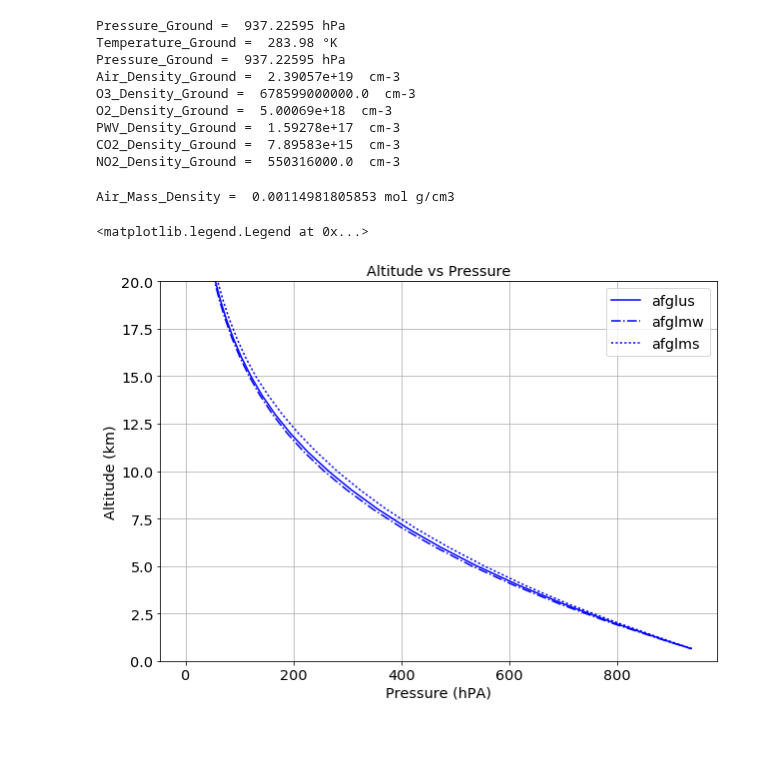
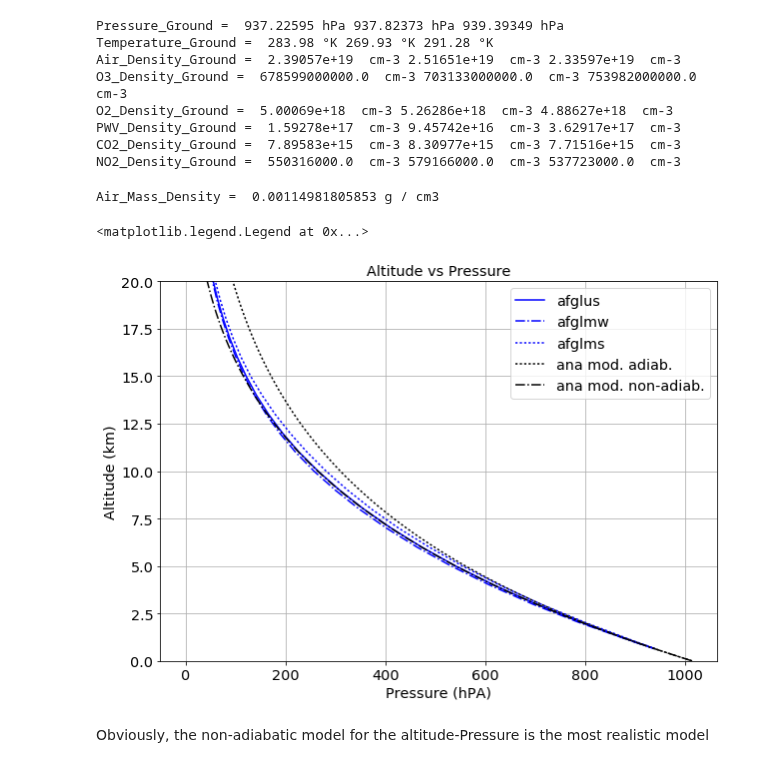
Before and after one commit to sylvielsstfr/PC5AtmStudies, a Jupyter notebook: OHP_Studies/atm_prof_OHP.ipynb, the cells around one changed output. Drawn from its saved outputs; the diff is of its cells as text; code cells hidden in the pictures; blank space fills up the shorter version.

```diff
--- a/OHP_Studies/atm_prof_OHP.ipynb
+++ b/OHP_Studies/atm_prof_OHP.ipynb
@@ -30,0 +36,7 @@ plt.rcParams.update(params)
+# %%
+M_air= 28.965338*u.g/u.mol
+M_air_dry=28.9644*u.g/u.mol
+M_h2o=18.016*u.g/u.mol
+P0=101325.*u.Pa;   # /*!< Pa : pressure at see level */
+T0=288.15*u.K;   #/*!< sea level temperature */
+L=0.0065*u.K/u.m  # refroidissement en fonction de l'altitude
@@ -30,0 +49,18 @@ plt.rcParams.update(params)
+# %%
+def Pressure_adiab(altitude):
+    """
+    Pressure( double altitude)
+    Provide the pressure at the altitude.
+    Attention, ici on considère de l'air sec.
+
+    - Input : altitude : input altitude in meters
+    - Output :pressure  : output pressure in Pa SI
+    """
+    h=altitude
+    P=P0*np.exp(-((g0*M_air_dry)/(R*T0))*h)
+    return P
+# %%
+def Pressure(alt):
+    h=alt
+    P=P0*np.exp(g0*M_air_dry/R/L*np.log(1-L*h/T0))
+    return P
@@ -30,0 +75,5 @@ plt.rcParams.update(params)
+# %%
+alt=np.linspace(0,20,100)*u.km
+pres_adiab=Pressure_adiab(alt)
+pres=Pressure(alt)
+dens=Density(alt)
@@ -92,21 +226,19 @@ O4Density_Ground=GroundData_OHP[10]   # cm-3
 # %%
-print 'Pressure_Ground = ', Pressure_Ground,'hPa'
-print 'Temperature_Ground = ', Temperature_Ground,'°K'
-print 'Pressure_Ground = ', Pressure_Ground,'hPa'
-print 'Air_Density_Ground = ', AirDensity_Ground,' cm-3'
-print 'O3_Density_Ground = ', O3Density_Ground,' cm-3'
-print 'O2_Density_Ground = ', O2Density_Ground,' cm-3'
-print 'PWV_Density_Ground = ', PWVDensity_Ground,' cm-3'
-print 'CO2_Density_Ground = ', CO2Density_Ground,' cm-3'
-print 'NO2_Density_Ground = ', NO2Density_Ground,' cm-3'
+print 'Pressure_Ground = ', Pressure_Ground,'hPa',Pressure_Ground2,'hPa', Pressure_Ground3,'hPa'
+print 'Temperature_Ground = ', Temperature_Ground,'°K',  Temperature_Ground2,'°K',  Temperature_Ground3,'°K'
+print 'Air_Density_Ground = ', AirDensity_Ground,' cm-3',AirDensity_Ground2,' cm-3', AirDensity_Ground3,' cm-3'
+print 'O3_Density_Ground = ', O3Density_Ground,' cm-3',O3Density_Ground2,' cm-3',O3Density_Ground3,' cm-3'
+print 'O2_Density_Ground = ', O2Density_Ground,' cm-3',O2Density_Ground2,' cm-3',O2Density_Ground3,' cm-3'
+print 'PWV_Density_Ground = ', PWVDensity_Ground,' cm-3',PWVDensity_Ground2,' cm-3',PWVDensity_Ground3,' cm-3'
+print 'CO2_Density_Ground = ', CO2Density_Ground,' cm-3',CO2Density_Ground2,' cm-3',CO2Density_Ground3,' cm-3'
+print 'NO2_Density_Ground = ', NO2Density_Ground,' cm-3',NO2Density_Ground2,' cm-3',NO2Density_Ground3,' cm-3'
 # %% [output]
-Pressure_Ground =  937.22595 hPa
-Temperature_Ground =  283.98 °K
-Pressure_Ground =  937.22595 hPa
-Air_Density_Ground =  2.39057e+19  cm-3
-O3_Density_Ground =  678599000000.0  cm-3
-O2_Density_Ground =  5.00069e+18  cm-3
-PWV_Density_Ground =  1.59278e+17  cm-3
-CO2_Density_Ground =  7.89583e+15  cm-3
-NO2_Density_Ground =  550316000.0  cm-3
+Pressure_Ground =  937.22595 hPa 937.82373 hPa 939.39349 hPa
+Temperature_Ground =  283.98 °K 269.93 °K 291.28 °K
+Air_Density_Ground =  2.39057e+19  cm-3 2.51651e+19  cm-3 2.33597e+19  cm-3
+O3_Density_Ground =  678599000000.0  cm-3 703133000000.0  cm-3 753982000000.0  cm-3
+O2_Density_Ground =  5.00069e+18  cm-3 5.26286e+18  cm-3 4.88627e+18  cm-3
+PWV_Density_Ground =  1.59278e+17  cm-3 9.45742e+16  cm-3 3.62917e+17  cm-3
+CO2_Density_Ground =  7.89583e+15  cm-3 8.30977e+15  cm-3 7.71516e+15  cm-3
+NO2_Density_Ground =  550316000.0  cm-3 579166000.0  cm-3 537723000.0  cm-3
 # %%
@@ -116,5 +248,5 @@ Air_Mass_Density=Molar_Mass_Air*AirDensity_Ground/N_A
 # %%
 # Donc on a vérifié que les unités de densité de libradtran sont bien des molécules par cm3
-print 'Air_Mass_Density = ',Air_Mass_Density,'g/cm3'
+print 'Air_Mass_Density = ',Air_Mass_Density
 # %% [output]
-Air_Mass_Density =  0.00114981805853 mol g/cm3
+Air_Mass_Density =  0.00114981805853 g / cm3
@@ -121,13 +257,17 @@ Air_Mass_Density =  0.00114981805853 mol g/cm3
 # %%
 plt.plot(Pressure,z,color='blue',linestyle='-',label='afglus')
 plt.plot(Pressure2,z2,color='blue',linestyle='-.',label='afglmw')
 plt.plot(Pressure3,z3,color='blue',linestyle=':',label='afglms')
+plt.plot(pres_adiab/100,alt,'k:',label='ana mod. adiab.')
+plt.plot(pres/100,alt,'k-.',label='ana mod. non-adiab.')
 plt.title('Altitude vs Pressure')
 plt.xlabel('Pressure (hPA)')
 plt.ylabel('Altitude (km)')
 plt.ylim(0.,20.)
 plt.grid(True)
 plt.legend(loc='best')
 # %% [output]
 <matplotlib.legend.Legend at 0x...>
-[figure, old version]
+[figure, new version]
+# %% [markdown]
+Obviously, the non-adiabatic model for the altitude-Pressure is the most realistic model
```
Also changed, not shown: parts of 33 cells of this notebook, 1 other file.
